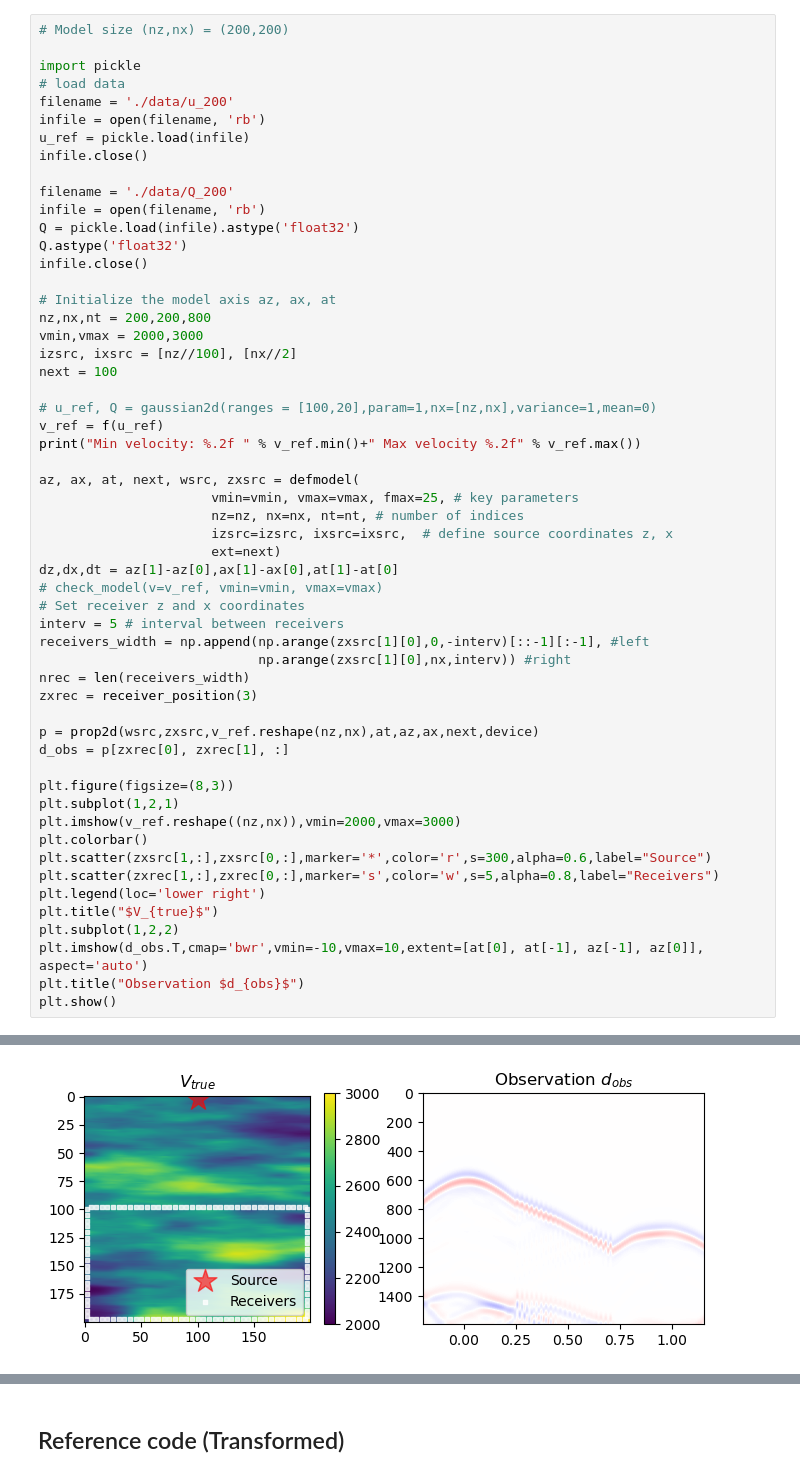
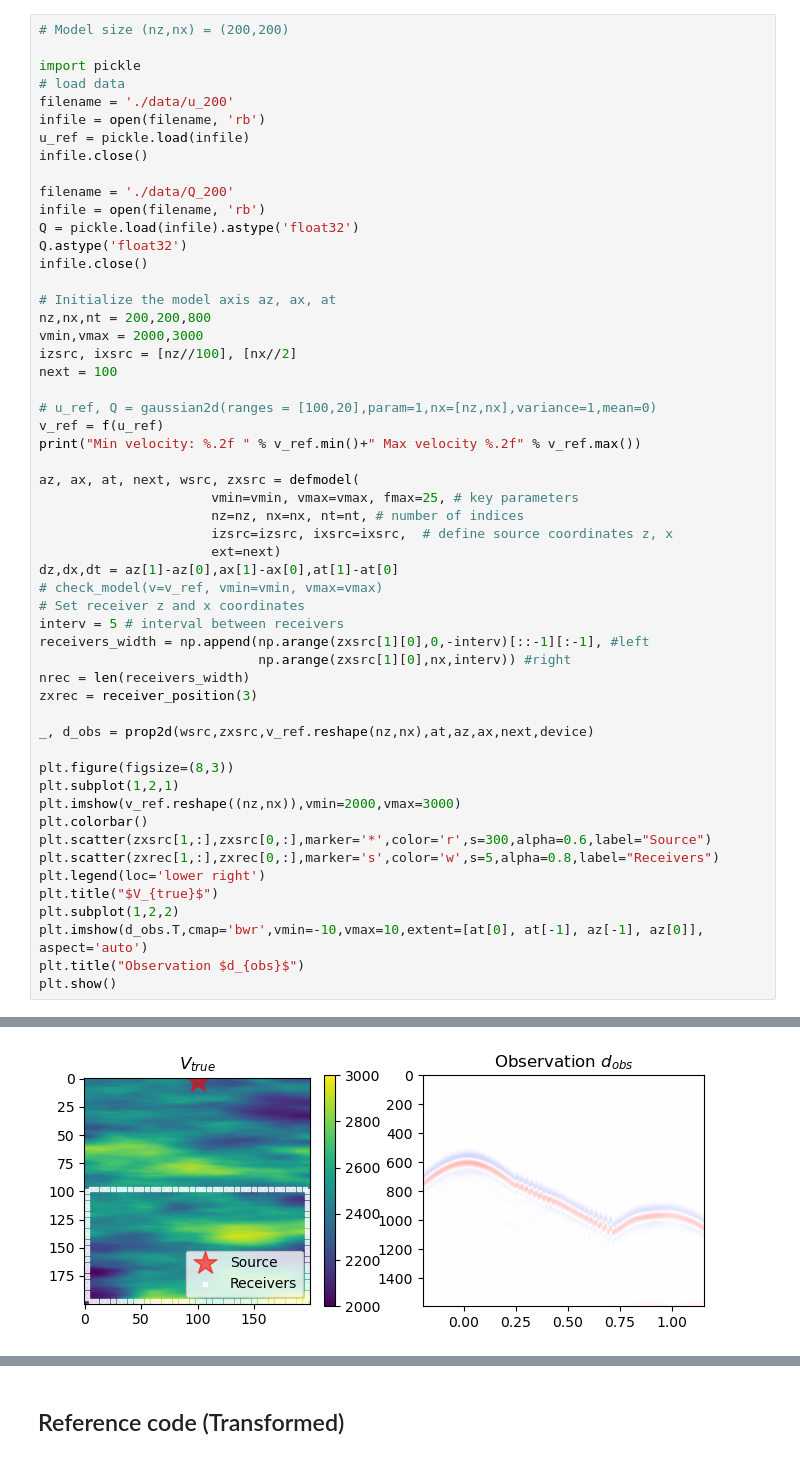
Before and after one commit to medicinely/fwi, a Jupyter notebook: fwi_matrix.ipynb, the cells around one changed output, grey strips where cells are left out. Saved outputs shown, nothing was run; the diff lists cells and outputs as text.

```diff
--- a/fwi_matrix.ipynb
+++ b/fwi_matrix.ipynb
@@ -154,33 +225,32 @@ az, ax, at, next, wsrc, zxsrc = defmodel(
                       vmin=vmin, vmax=vmax, fmax=25, # key parameters
                       nz=nz, nx=nx, nt=nt, # number of indices
                       izsrc=izsrc, ixsrc=ixsrc,  # define source coordinates z, x
                       ext=next)
 dz,dx,dt = az[1]-az[0],ax[1]-ax[0],at[1]-at[0]
 # check_model(v=v_ref, vmin=vmin, vmax=vmax)
 # Set receiver z and x coordinates
 interv = 5 # interval between receivers
 receivers_width = np.append(np.arange(zxsrc[1][0],0,-interv)[::-1][:-1], #left
 							np.arange(zxsrc[1][0],nx,interv)) #right
 nrec = len(receivers_width)
 zxrec = receiver_position(3)
 
-p = prop2d(wsrc,zxsrc,v_ref.reshape(nz,nx),at,az,ax,next,device)
-d_obs = p[zxrec[0], zxrec[1], :]
+_, d_obs = prop2d(wsrc,zxsrc,v_ref.reshape(nz,nx),at,az,ax,next,device)
 
 plt.figure(figsize=(8,3))
 plt.subplot(1,2,1)
 plt.imshow(v_ref.reshape((nz,nx)),vmin=2000,vmax=3000)
 plt.colorbar()
 plt.scatter(zxsrc[1,:],zxsrc[0,:],marker='*',color='r',s=300,alpha=0.6,label="Source")
 plt.scatter(zxrec[1,:],zxrec[0,:],marker='s',color='w',s=5,alpha=0.8,label="Receivers")
 plt.legend(loc='lower right')
 plt.title("$V_{true}$")
 plt.subplot(1,2,2)
 plt.imshow(d_obs.T,cmap='bwr',vmin=-10,vmax=10,extent=[at[0], at[-1], az[-1], az[0]], aspect='auto')
 plt.title("Observation $d_{obs}$")
 plt.show()
 # %% [output]
 Min velocity: 2006.27  Max velocity 2998.51
 dz,dx,dt (m): 8.0 8.0 0.001697056274847714
 Model dimension [nz,nx,nt]:  200 200 800
-[figure, old version]
+[figure, new version]
```
Also changed, not shown: parts of 7 cells of this notebook, 2 other files.
